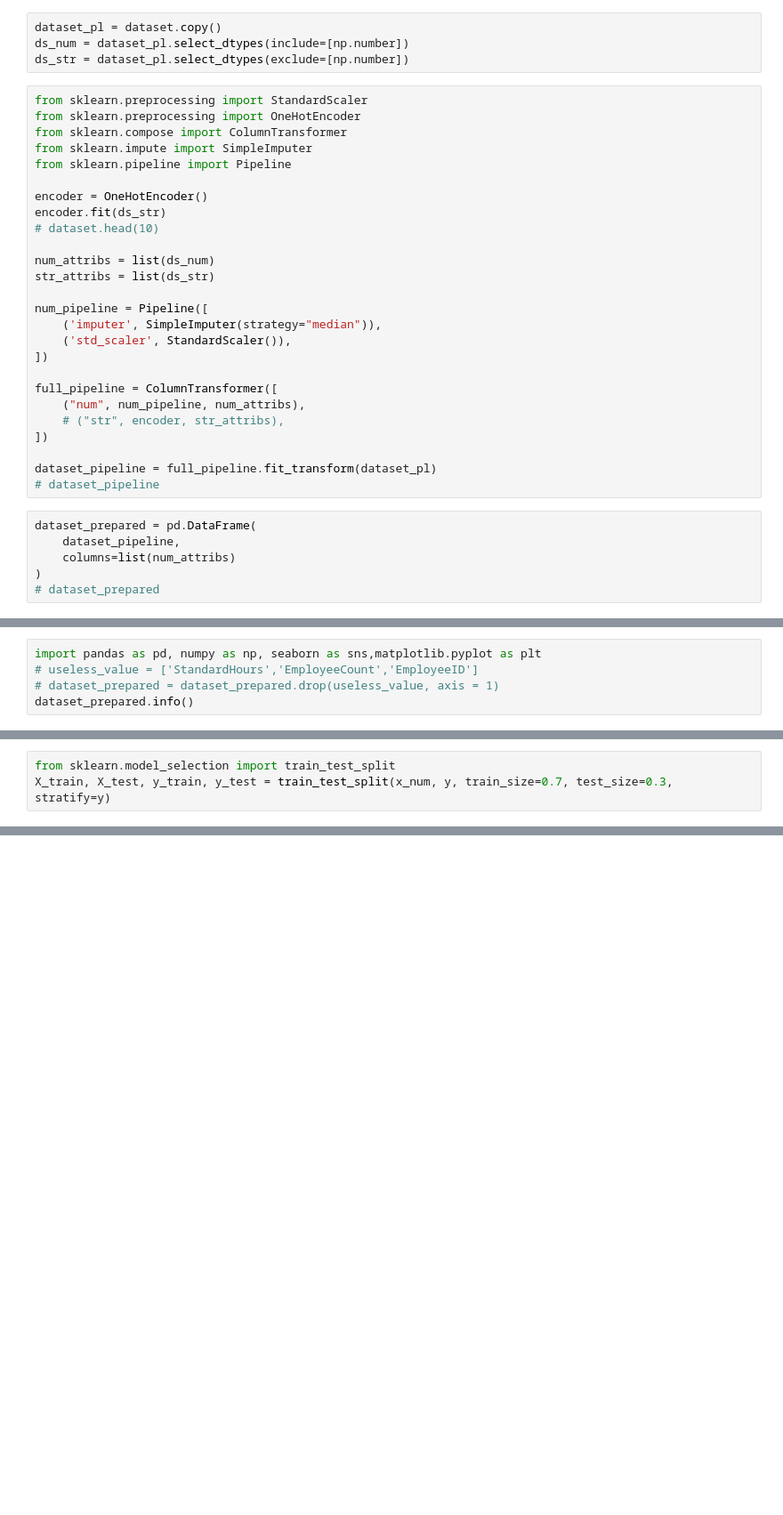
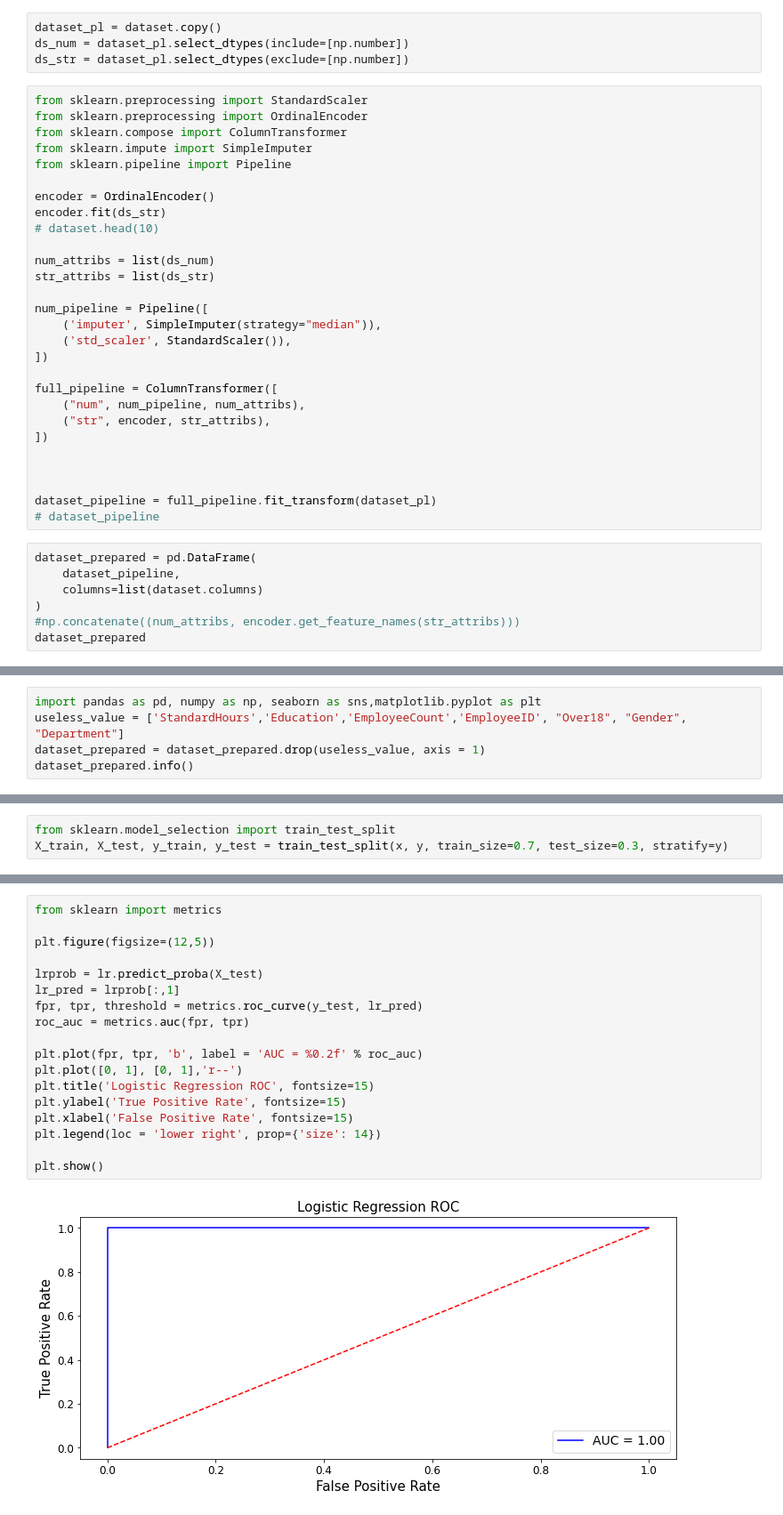
Before and after one commit to KindPixel/Projet-IA, a Jupyter notebook: ProjetIA - RegLog.ipynb, the cells around one changed output, grey strips where cells are left out. Shown at 89% size. Saved outputs shown, nothing was run; the diff lists cells and outputs as text; blank space fills up the shorter version.

```diff
--- a/ProjetIA - RegLog.ipynb
+++ b/ProjetIA - RegLog.ipynb
@@ -166,12 +190,12 @@ ds_num = dataset_pl.select_dtypes(include=[np.number])
 ds_str = dataset_pl.select_dtypes(exclude=[np.number])
 # %%
 from sklearn.preprocessing import StandardScaler
-from sklearn.preprocessing import OneHotEncoder
+from sklearn.preprocessing import OrdinalEncoder
 from sklearn.compose import ColumnTransformer
 from sklearn.impute import SimpleImputer
 from sklearn.pipeline import Pipeline
 
-encoder = OneHotEncoder()
+encoder = OrdinalEncoder()
 encoder.fit(ds_str)
 # dataset.head(10)
 
@@ -185,14 +209,17 @@ num_pipeline = Pipeline([
 
 full_pipeline = ColumnTransformer([
 	("num", num_pipeline, num_attribs),
-	# ("str", encoder, str_attribs),
+	("str", encoder, str_attribs),
 ])
+
+
 
 dataset_pipeline = full_pipeline.fit_transform(dataset_pl)
 # dataset_pipeline
 # %%
 dataset_prepared = pd.DataFrame(
     dataset_pipeline,
-    columns=list(num_attribs)
+    columns=list(dataset.columns)
 )
-# dataset_prepared
+#np.concatenate((num_attribs, encoder.get_feature_names(str_attribs)))
+dataset_prepared
@@ -199,7 +240,7 @@ dataset_prepared = pd.DataFrame(
 # %%
 import pandas as pd, numpy as np, seaborn as sns,matplotlib.pyplot as plt
-# useless_value = ['StandardHours','EmployeeCount','EmployeeID']
-# dataset_prepared = dataset_prepared.drop(useless_value, axis = 1)
+useless_value = ['StandardHours','Education','EmployeeCount','EmployeeID', "Over18", "Gender", "Department"]
+dataset_prepared = dataset_prepared.drop(useless_value, axis = 1)
 dataset_prepared.info()
 # %% [output]
 <class 'pandas.core.frame.DataFrame'>
@@ -247,3 +273,3 @@ x
 # %%
 from sklearn.model_selection import train_test_split
-X_train, X_test, y_train, y_test = train_test_split(x_num, y, train_size=0.7, test_size=0.3, stratify=y)
+X_train, X_test, y_train, y_test = train_test_split(x, y, train_size=0.7, test_size=0.3, stratify=y)
@@ -350,0 +396,20 @@ Name: EducationField_Marketing, Length: 4410, dtype: float64
+# %%
+from sklearn import metrics
+
+plt.figure(figsize=(12,5))
+
+lrprob = lr.predict_proba(X_test)
+lr_pred = lrprob[:,1]
+fpr, tpr, threshold = metrics.roc_curve(y_test, lr_pred)
+roc_auc = metrics.auc(fpr, tpr)
+
+plt.plot(fpr, tpr, 'b', label = 'AUC = %0.2f' % roc_auc)
+plt.plot([0, 1], [0, 1],'r--')
+plt.title('Logistic Regression ROC', fontsize=15)
+plt.ylabel('True Positive Rate', fontsize=15)
+plt.xlabel('False Positive Rate', fontsize=15)
+plt.legend(loc = 'lower right', prop={'size': 14})
+
+plt.show()
+# %% [output]
+[figure, added]
```
Also changed, not shown: parts of 17 cells of this notebook.
